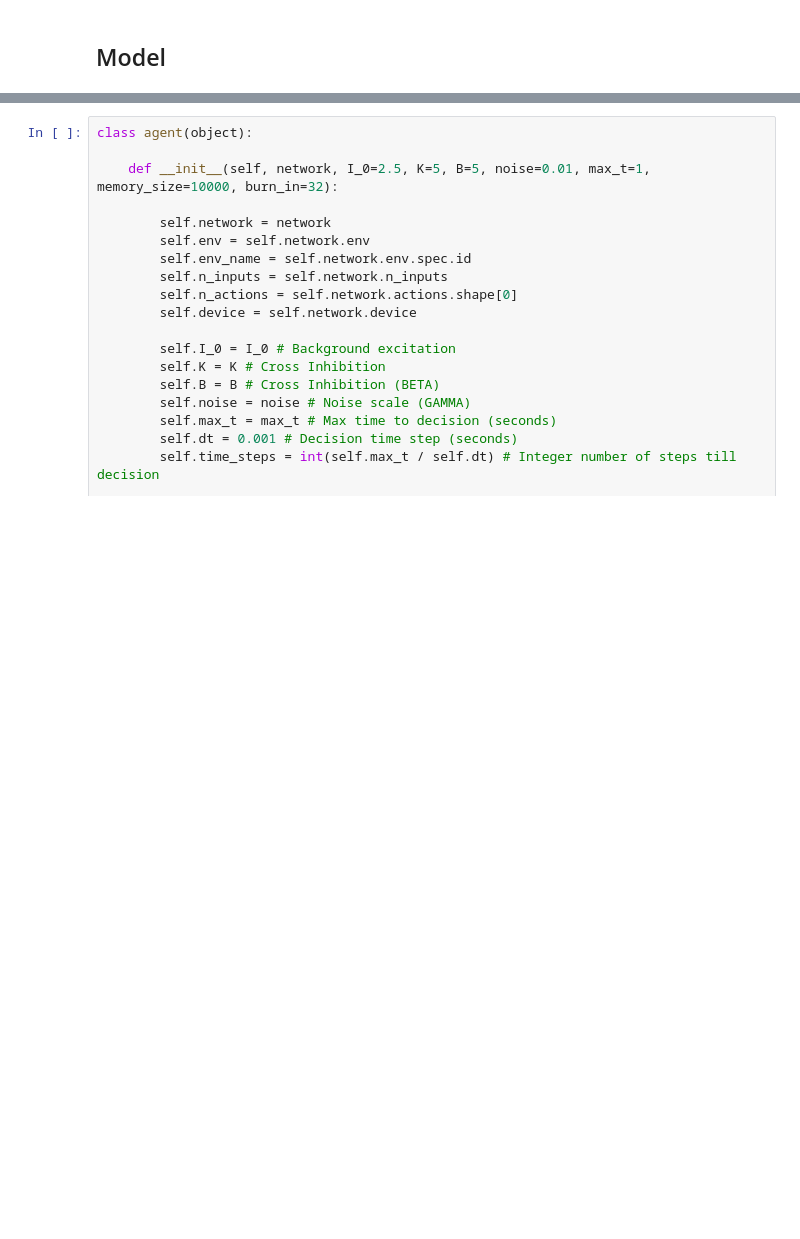
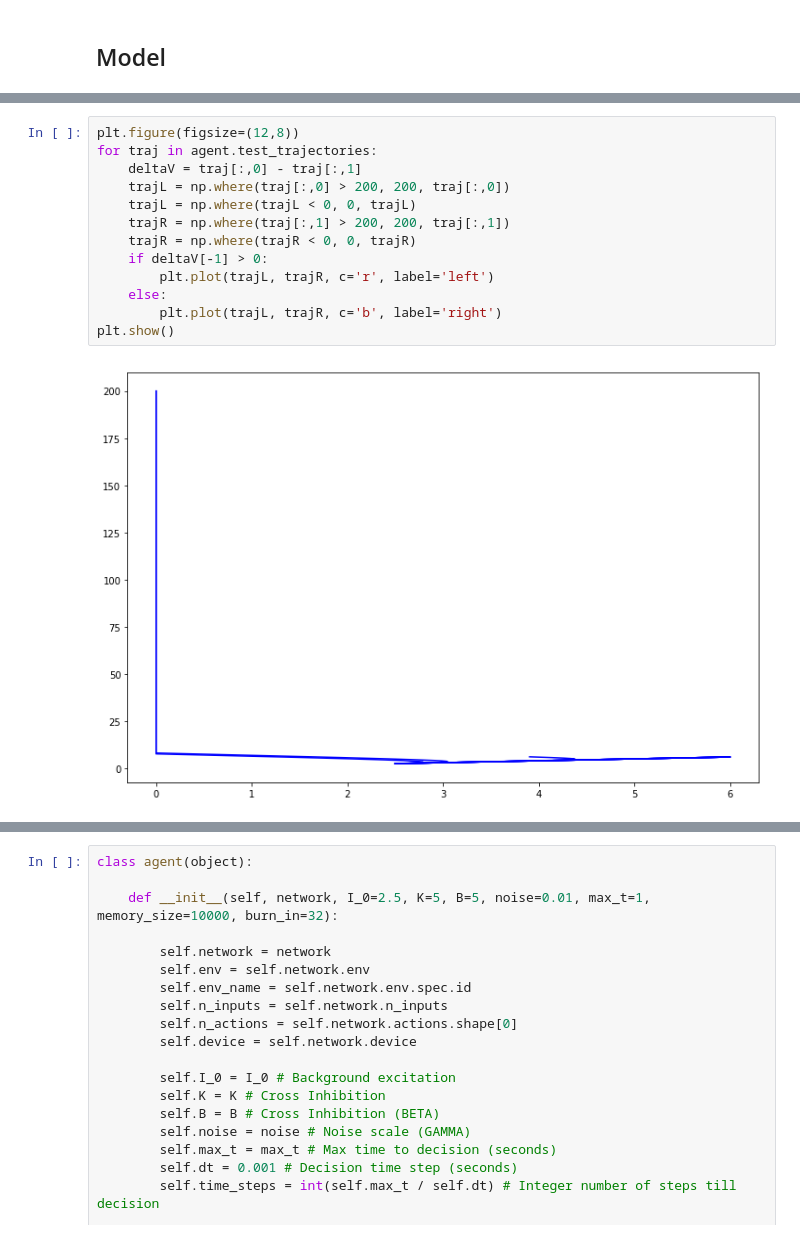
Before and after one commit to hubbs5/adm-cmu, a Jupyter notebook: project_notebook.ipynb, the cells around one changed output, grey strips where cells are left out. Cells and saved outputs as stored; diff of their text form; blank space fills up the shorter version.

```diff
--- a/project_notebook.ipynb
+++ b/project_notebook.ipynb
@@ -72,0 +182,15 @@ qnet = QNetwork(env)
+# %%
+plt.figure(figsize=(12,8))
+for traj in agent.test_trajectories:
+    deltaV = traj[:,0] - traj[:,1]
+    trajL = np.where(traj[:,0] > 200, 200, traj[:,0])
+    trajL = np.where(trajL < 0, 0, trajL)
+    trajR = np.where(traj[:,1] > 200, 200, traj[:,1])
+    trajR = np.where(trajR < 0, 0, trajR)
+    if deltaV[-1] > 0:
+        plt.plot(trajL, trajR, c='r', label='left')
+    else:
+        plt.plot(trajL, trajR, c='b', label='right')
+plt.show()
+# %% [output]
+[figure, added]
```
Also changed, not shown: parts of 11 cells of this notebook, 23 other files.
